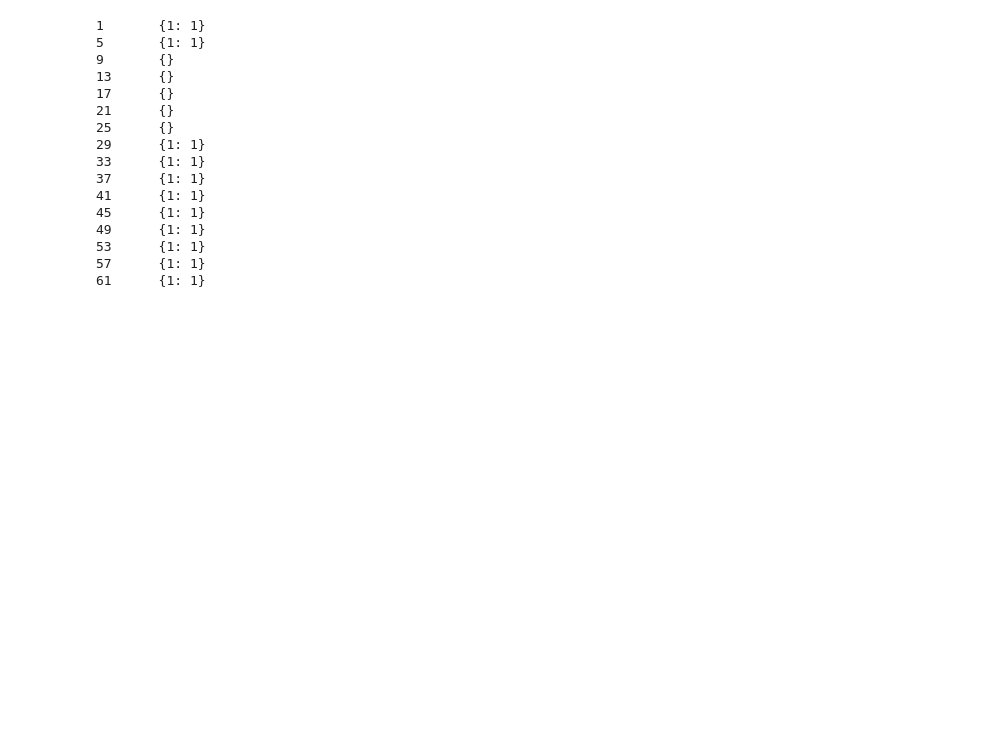
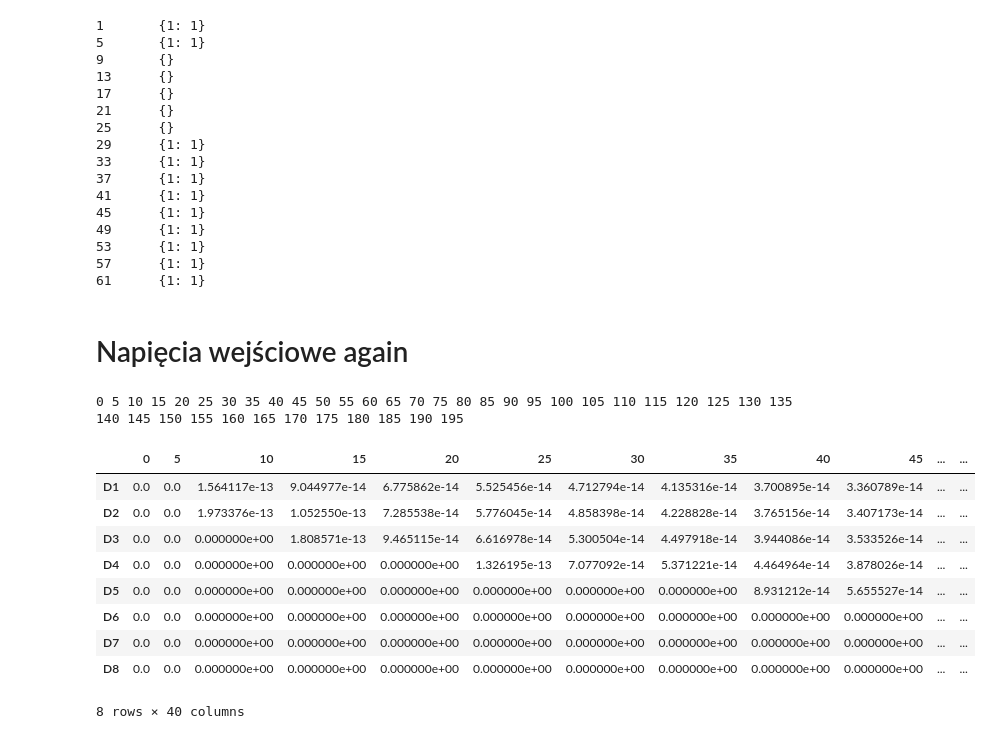
Before and after one commit to AGHRADEM/radem-notebooks, a Jupyter notebook: notebooks/0_simple_radem_simulation.ipynb, the cells around one changed output. Saved outputs shown, nothing was run; the diff lists cells and outputs as text; code cells hidden in the pictures; blank space fills up the shorter version.

```diff
--- a/notebooks/0_simple_radem_simulation.ipynb
+++ b/notebooks/0_simple_radem_simulation.ipynb
@@ -660,3 +661,29 @@ for energy in list(range(1, 65, 4)):
 53      {1: 1}
 57      {1: 1}
 61      {1: 1}
+# %% [markdown]
+# Napięcia wejściowe again
+# %%
+out = []
+for e in range(0, 200, 5):
+    channels = simulate_with_enery_losses(e, verbose=False)
+    charges = {m:diode_energy_to_charge(e) for m,e in channels.items()}
+    out.append([e, list(charges.values())])
+    print(e, end=" ")
+# %% [output]
+0 5 10 15 20 25 30 35 40 45 50 55 60 65 70 75 80 85 90 95 100 105 110 115 120 125 130 135 140 145 150 155 160 165 170 175 180 185 190 195
+# %%
+mat = {element[0]:{(f"D"+str(i+1)):charge for i, charge in enumerate(element[1])} for element in out}
+df = pd.DataFrame(mat)
+df
+# %% [output]
+|  | 0 | 5 | 10 | 15 | 20 | 25 | 30 | 35 | 40 | 45 | ... | ... |
+| D1 | 0.0 | 0.0 | 1.564117e-13 | 9.044977e-14 | 6.775862e-14 | 5.525456e-14 | 4.712794e-14 | 4.135316e-14 | 3.700895e-14 | 3.360789e-14 | ... | ... |
+| D2 | 0.0 | 0.0 | 1.973376e-13 | 1.052550e-13 | 7.285538e-14 | 5.776045e-14 | 4.858398e-14 | 4.228828e-14 | 3.765156e-14 | 3.407173e-14 | ... | ... |
+| D3 | 0.0 | 0.0 | 0.000000e+00 | 1.808571e-13 | 9.465115e-14 | 6.616978e-14 | 5.300504e-14 | 4.497918e-14 | 3.944086e-14 | 3.533526e-14 | ... | ... |
+| D4 | 0.0 | 0.0 | 0.000000e+00 | 0.000000e+00 | 0.000000e+00 | 1.326195e-13 | 7.077092e-14 | 5.371221e-14 | 4.464964e-14 | 3.878026e-14 | ... | ... |
+| D5 | 0.0 | 0.0 | 0.000000e+00 | 0.000000e+00 | 0.000000e+00 | 0.000000e+00 | 0.000000e+00 | 0.000000e+00 | 8.931212e-14 | 5.655527e-14 | ... | ... |
+| D6 | 0.0 | 0.0 | 0.000000e+00 | 0.000000e+00 | 0.000000e+00 | 0.000000e+00 | 0.000000e+00 | 0.000000e+00 | 0.000000e+00 | 0.000000e+00 | ... | ... |
+| D7 | 0.0 | 0.0 | 0.000000e+00 | 0.000000e+00 | 0.000000e+00 | 0.000000e+00 | 0.000000e+00 | 0.000000e+00 | 0.000000e+00 | 0.000000e+00 | ... | ... |
+| D8 | 0.0 | 0.0 | 0.000000e+00 | 0.000000e+00 | 0.000000e+00 | 0.000000e+00 | 0.000000e+00 | 0.000000e+00 | 0.000000e+00 | 0.000000e+00 | ... | ... |
+8 rows × 40 columns
```
Also changed, not shown: parts of 3 cells of this notebook.
